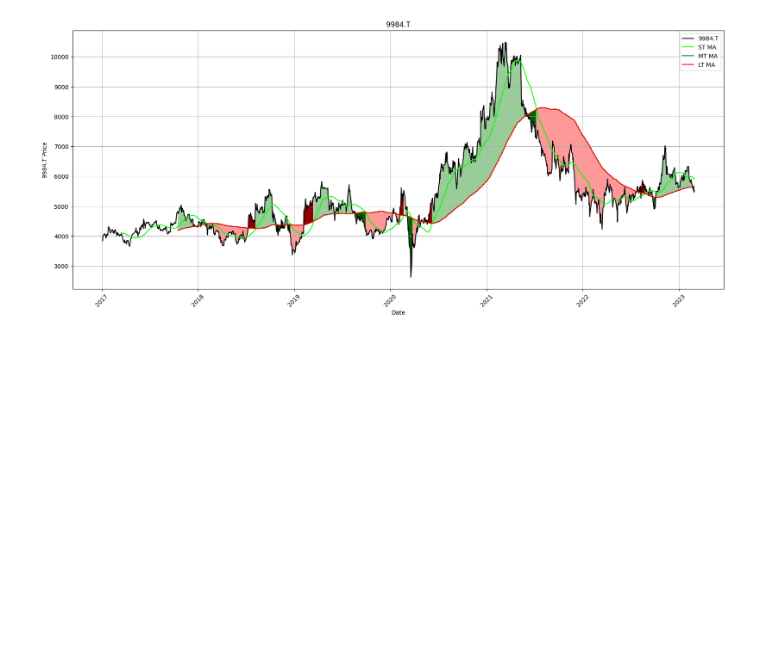
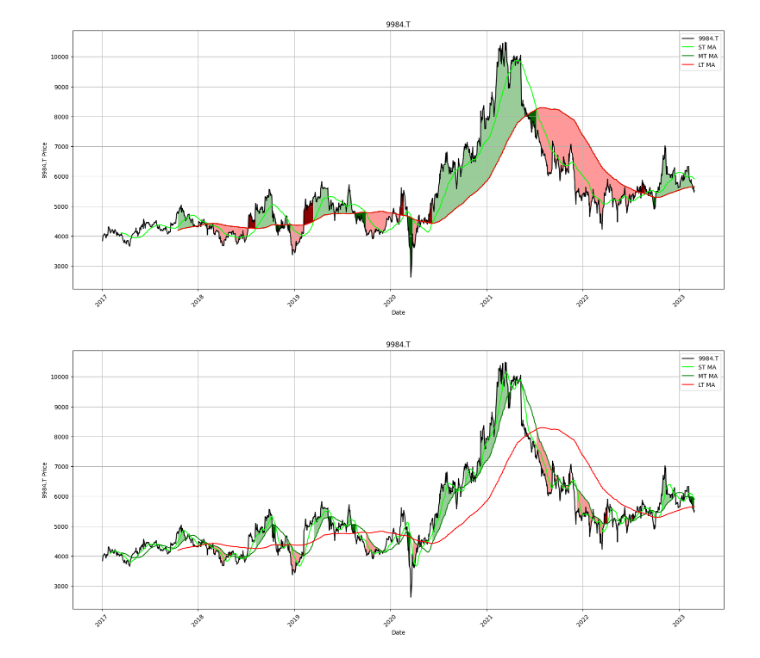
Before and after one commit to robertjosephwayne/algorithmic-short-selling, a Jupyter notebook: regime_definition.ipynb, the cells around one changed output. Saved outputs shown, nothing was run; the diff lists cells and outputs as text; code cells hidden in the pictures; blank space fills up the shorter version.

```diff
--- a/regime_definition.ipynb
+++ b/regime_definition.ipynb
@@ -297,3 +297,15 @@ graph_regime_combo(ticker, df, _c, rg, lo, hi, slo, shi, clg, flr, rg_ch, ma_st,
                    st_hi)
 # %% [output]
 [figure]
+# %%
+rg=lo=hi=slo=shi=clg=flr=rg_ch = None
+lt_lo = lt_hi = st_lo = st_hi = 0
+
+mav = [20, 50, 200]
+ma_st,ma_mt,ma_lt = [df[_c].rolling(mav[t]).mean() for t in range(len(mav))]
+ohlc = ['Open','High','Low','Close']
+_o,_h,_l,_c = [ohlc[h] for h in range(len(ohlc))]
+
+graph_regime_combo(ticker,df,_c,rg,lo,hi,slo,shi,clg,flr,rg_ch,ma_st,ma_mt,ma_lt,lt_lo,lt_hi,st_lo,st_hi)
+# %% [output]
+[figure, added]
```
